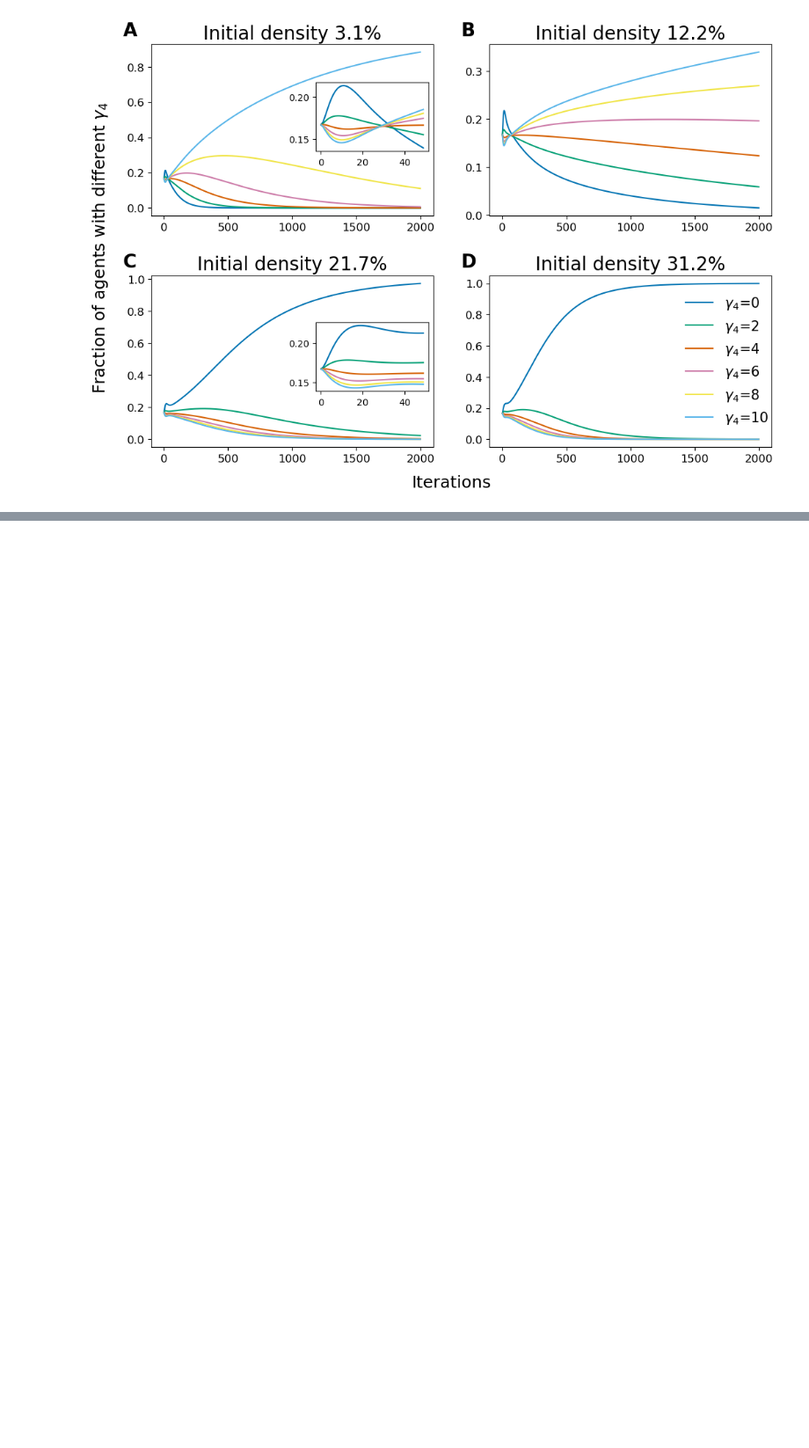
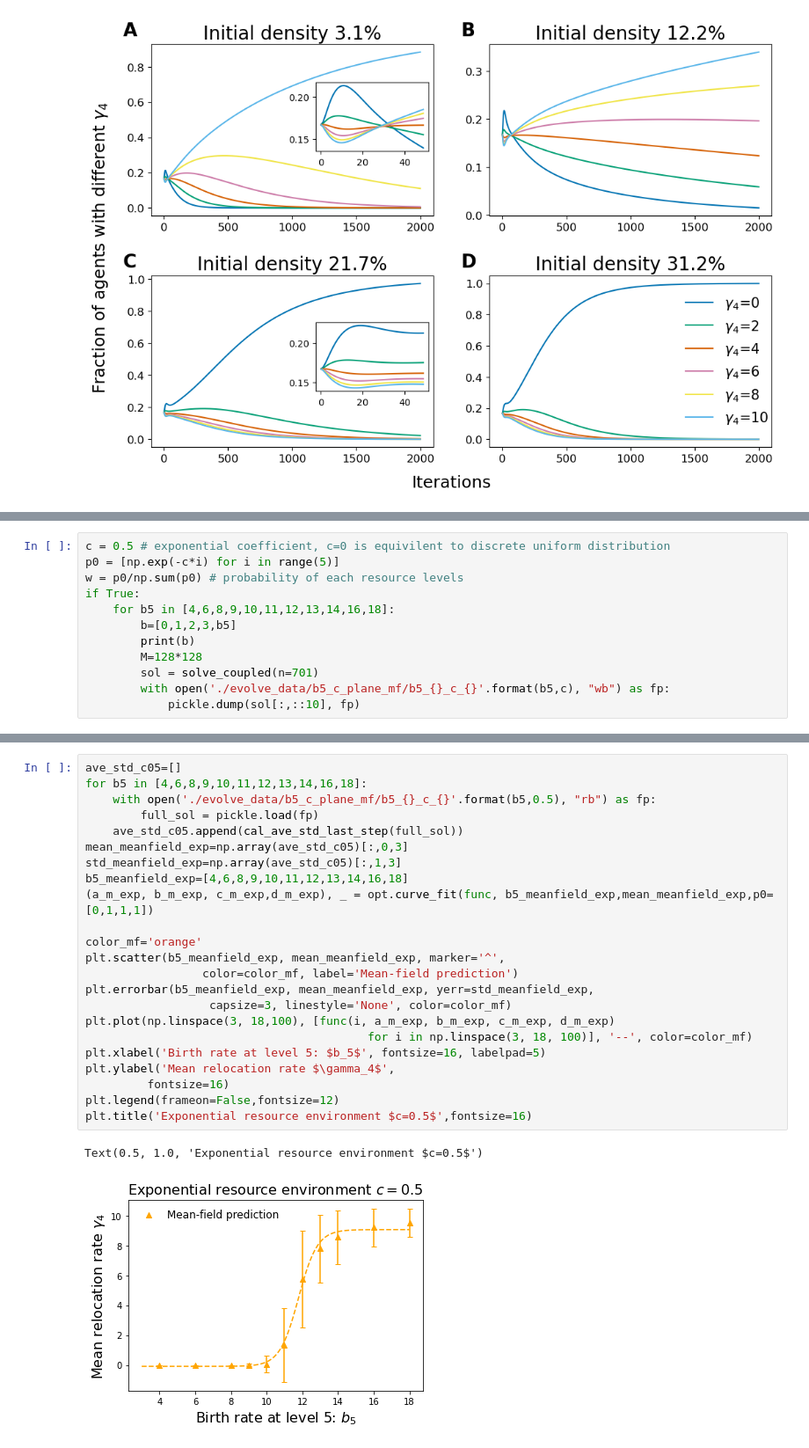
Before and after one commit to tongliang11/Evolution-dynamics, a Jupyter notebook: Mean field model.ipynb, the cells around one changed output, grey strips where cells are left out. Shown at 88% size. Drawn from its saved outputs; the diff is of its cells as text; blank space fills up the shorter version.

```diff
--- a/Mean field model.ipynb
+++ b/Mean field model.ipynb
@@ -275,0 +330,12 @@ Text(0.5, 0.05, 'Iterations')
+# %%
+c = 0.5 # exponential coefficient, c=0 is equivilent to discrete uniform distribution
+p0 = [np.exp(-c*i) for i in range(5)]
+w = p0/np.sum(p0) # probability of each resource levels
+if True:
+    for b5 in [4,6,8,9,10,11,12,13,14,16,18]:
+        b=[0,1,2,3,b5]
+        print(b)
+        M=128*128
+        sol = solve_coupled(n=701)
+        with open('./evolve_data/b5_c_plane_mf/b5_{}_c_{}'.format(b5,c), "wb") as fp:
+            pickle.dump(sol[:,::10], fp)
@@ -275,0 +354,26 @@ Text(0.5, 0.05, 'Iterations')
+# %%
+ave_std_c05=[]
+for b5 in [4,6,8,9,10,11,12,13,14,16,18]:
+    with open('./evolve_data/b5_c_plane_mf/b5_{}_c_{}'.format(b5,0.5), "rb") as fp:
+        full_sol = pickle.load(fp)
+    ave_std_c05.append(cal_ave_std_last_step(full_sol))
+mean_meanfield_exp=np.array(ave_std_c05)[:,0,3]
+std_meanfield_exp=np.array(ave_std_c05)[:,1,3]
+b5_meanfield_exp=[4,6,8,9,10,11,12,13,14,16,18]
+(a_m_exp, b_m_exp, c_m_exp,d_m_exp), _ = opt.curve_fit(func, b5_meanfield_exp,mean_meanfield_exp,p0=[0,1,1,1])
+
+color_mf='orange'
+plt.scatter(b5_meanfield_exp, mean_meanfield_exp, marker='^',
+                 color=color_mf, label='Mean-field prediction')
+plt.errorbar(b5_meanfield_exp, mean_meanfield_exp, yerr=std_meanfield_exp,
+                  capsize=3, linestyle='None', color=color_mf)
+plt.plot(np.linspace(3, 18,100), [func(i, a_m_exp, b_m_exp, c_m_exp, d_m_exp)
+                                         for i in np.linspace(3, 18, 100)], '--', color=color_mf)
+plt.xlabel('Birth rate at level 5: $b_5$', fontsize=16, labelpad=5)
+plt.ylabel('Mean relocation rate $\gamma_4$',
+         fontsize=16)
+plt.legend(frameon=False,fontsize=12)
+plt.title('Exponential resource environment $c=0.5$',fontsize=16)
+# %% [output]
+Text(0.5, 1.0, 'Exponential resource environment $c=0.5$')
+[figure, added]
```
Also changed, not shown: parts of 5 cells of this notebook, 6 other files.
